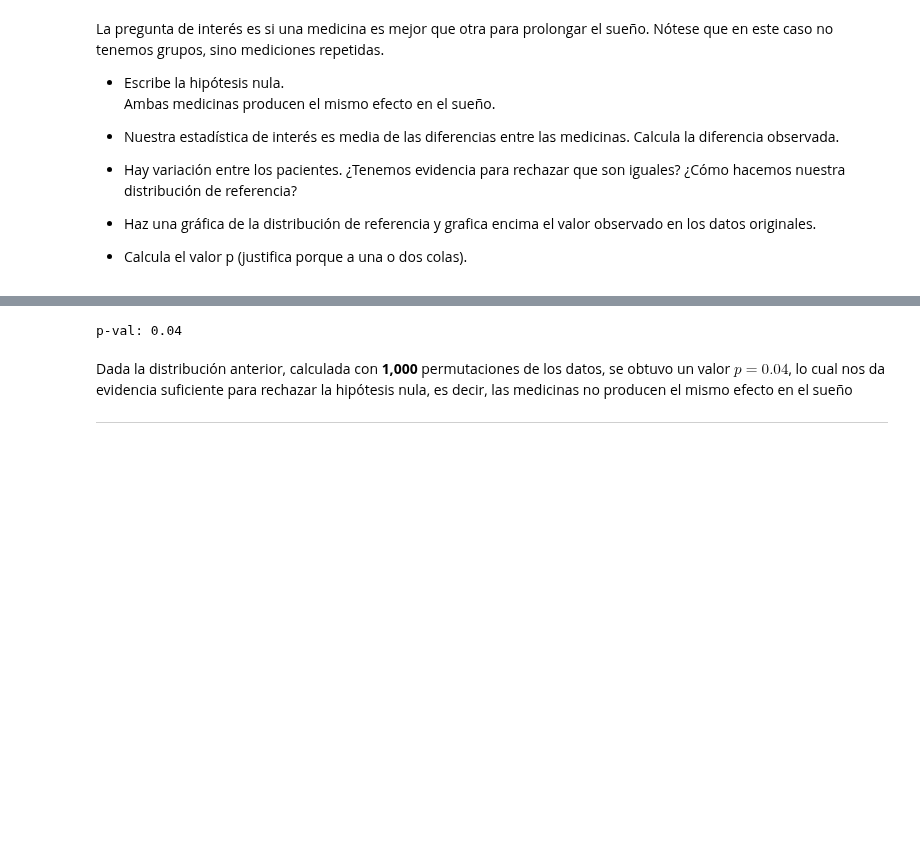
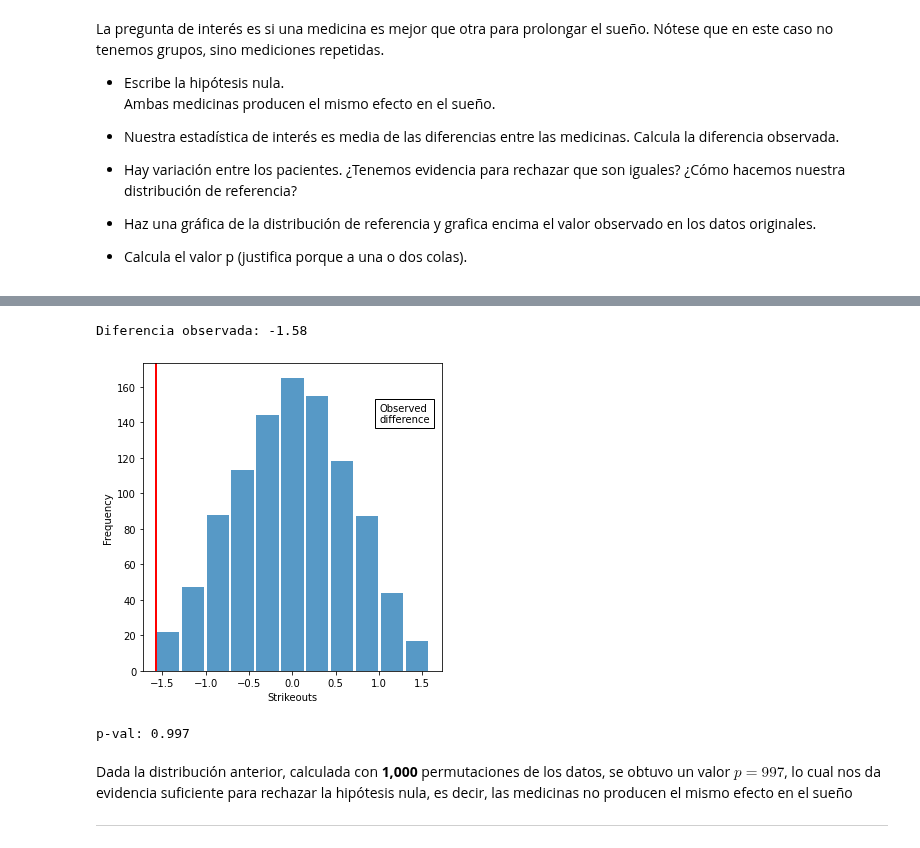
Before and after one commit to CAMM961001/itam-mcd, a Jupyter notebook: fundamentos-estadisticos/libros/pruebas_hipotesis.ipynb, the cells around one changed output, grey strips where cells are left out. Cells and saved outputs as stored; diff of their text form; code cells hidden in the pictures; blank space fills up the shorter version.

```diff
--- a/fundamentos-estadisticos/libros/pruebas_hipotesis.ipynb
+++ b/fundamentos-estadisticos/libros/pruebas_hipotesis.ipynb
@@ -263,18 +225,0 @@ ______________________________
-# %%
-nA = dormir[dormir['med'] == 1].shape[0]
-nB = dormir[dormir['med'] == 2].shape[0]
-
-#Ejecutando 1,000 iteraciones
-n = 1_000
-random.seed(1)
-perm_diffs = [perm_fun(dormir['horas'], nA, nB) for _ in range(n)]
-
-fig, ax = plt.subplots(figsize=(5, 5))
-ax.hist(perm_diffs, bins=11, rwidth=0.9, alpha=0.75)
-ax.axvline(x = mean_2 - mean_1, color='red', lw=2)
-ax.text(0.5, 175, 'Observed\ndifference', bbox={'facecolor':'white'})
-ax.set_xlabel('Horas')
-ax.set_ylabel('Frequency')
-
-plt.tight_layout()
-plt.show()
@@ -282,0 +226,3 @@ plt.show()
+# %%
+dormir['diferencia'] = dormir['medicina_1'] - dormir['medicina_2']
+dormir
@@ -283,8 +241,37 @@ plt.show()
+# %%
+print(f"Diferencia observada: {dormir['diferencia'].mean()}")
+# %% [output]
+Diferencia observada: -1.58
+# %%
+k = 1_000
+diferencia_medias = np.zeros(shape=(k))
+
+for i in range(k):
+    #Vector de cambio de signo para permutaciones
+    vect_signo = np.ones(shape=(dormir.shape[0]))
+    for n in range(dormir.shape[0]):
+        flag = np.random.random()
+        if flag <= 0.5: vect_signo[n] = -1
+
+        #Se permuta la columnas de diferencias y se calcula la media
+        diferencia_medias[i] = (dormir['diferencia'] * vect_signo).mean()
+# %%
+fig, ax = plt.subplots(figsize=(5, 5))
+ax.hist(diferencia_medias, bins=11, rwidth=0.9, alpha=0.75)
+ax.axvline(x = dormir['diferencia'].mean(), color='red', lw=2)
+ax.text(1, 140, 'Observed\ndifference', bbox={'facecolor':'white'})
+ax.set_xlabel('Strikeouts')
+ax.set_ylabel('Frequency')
+
+plt.tight_layout()
+plt.show()
+# %% [output]
+[figure, added]
 # %%
-print(f"p-val: {sum(perm_diffs > (mean_2 - mean_1)) / n}")
+print(f"p-val: {sum(diferencia_medias > dormir['diferencia'].mean()) / k}")
 # %% [output]
-p-val: 0.04
+p-val: 0.997
 # %% [markdown]
-Dada la distribución anterior, calculada con **1,000** permutaciones de los datos, se obtuvo un valor $p=0.04$, lo cual nos da evidencia suficiente para rechazar la hipótesis nula, es decir, las medicinas no producen el mismo efecto en el sueño
+Dada la distribución anterior, calculada con **1,000** permutaciones de los datos, se obtuvo un valor $p=997$, lo cual nos da evidencia suficiente para rechazar la hipótesis nula, es decir, las medicinas no producen el mismo efecto en el sueño
 
 ---
```
Also changed, not shown: parts of 8 cells of this notebook.
